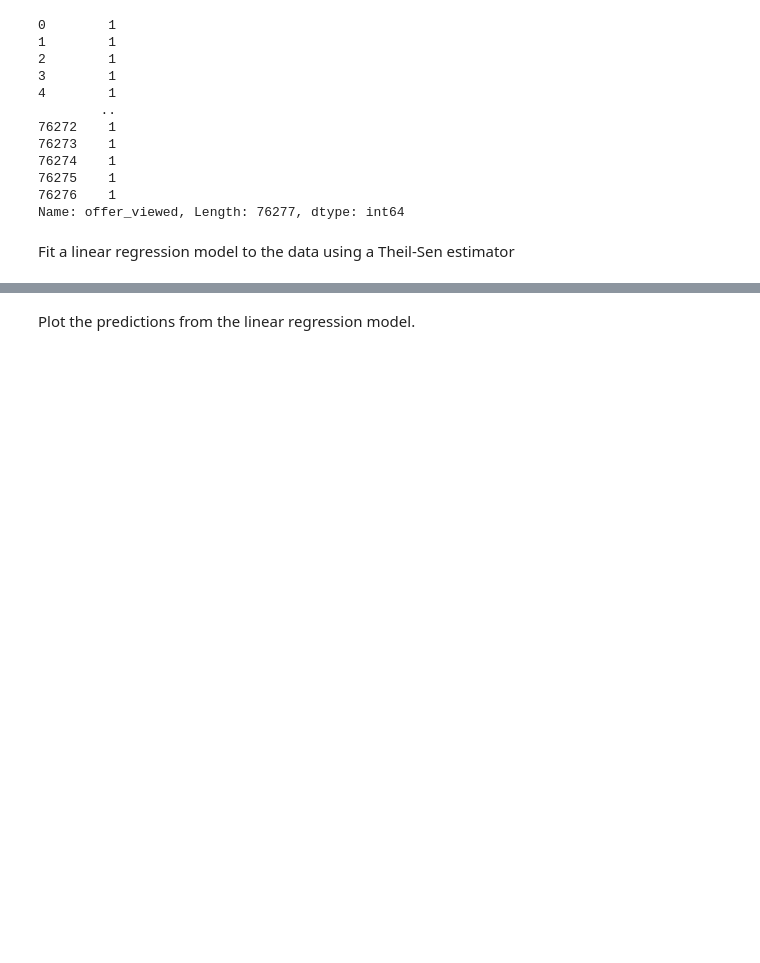
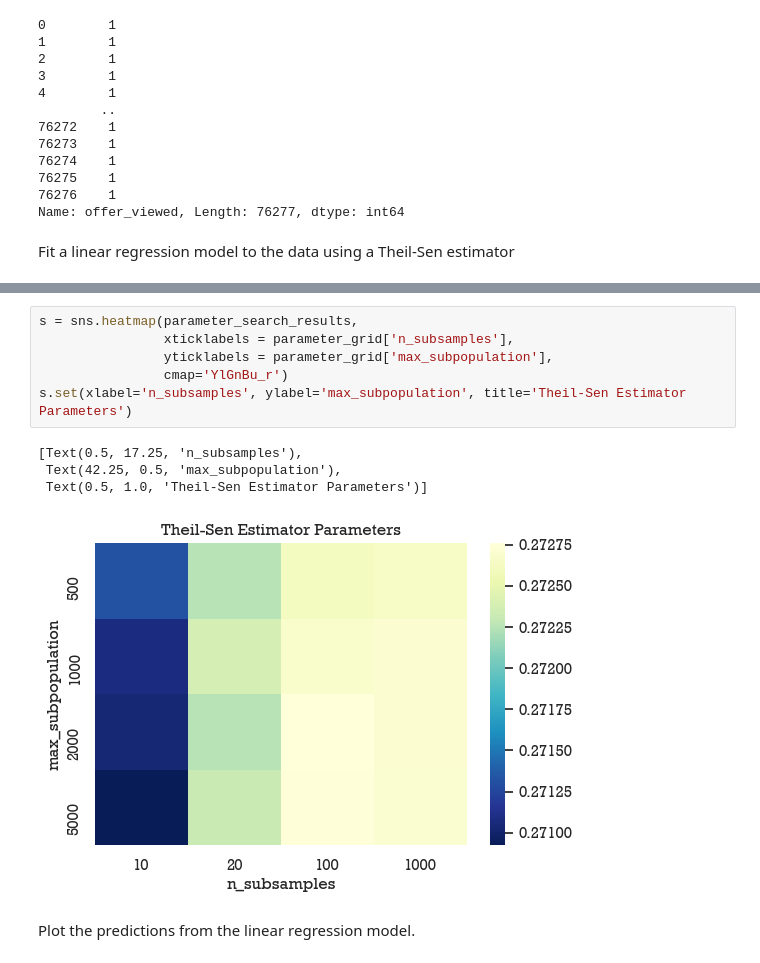
Before and after one commit to lajos/starbucks-capstone-project, a Jupyter notebook: Starbucks_Capstone_notebook.ipynb, the cells around one changed output, grey strips where cells are left out. Cells and saved outputs as stored; diff of their text form; blank space fills up the shorter version.

```diff
--- a/Starbucks_Capstone_notebook.ipynb
+++ b/Starbucks_Capstone_notebook.ipynb
@@ -732,3 +866,14 @@ Number of subpopulations: 2000
+# %%
+s = sns.heatmap(parameter_search_results,
+                xticklabels = parameter_grid['n_subsamples'],
+                yticklabels = parameter_grid['max_subpopulation'],
+                cmap='YlGnBu_r')
+s.set(xlabel='n_subsamples', ylabel='max_subpopulation', title='Theil-Sen Estimator Parameters')
+# %% [output]
+[Text(0.5, 17.25, 'n_subsamples'),
+ Text(42.25, 0.5, 'max_subpopulation'),
+ Text(0.5, 1.0, 'Theil-Sen Estimator Parameters')]
+[figure, added]
 # %% [markdown]
 Plot the predictions from the linear regression model.
 # %%
```
Also changed, not shown: parts of 13 cells of this notebook.
